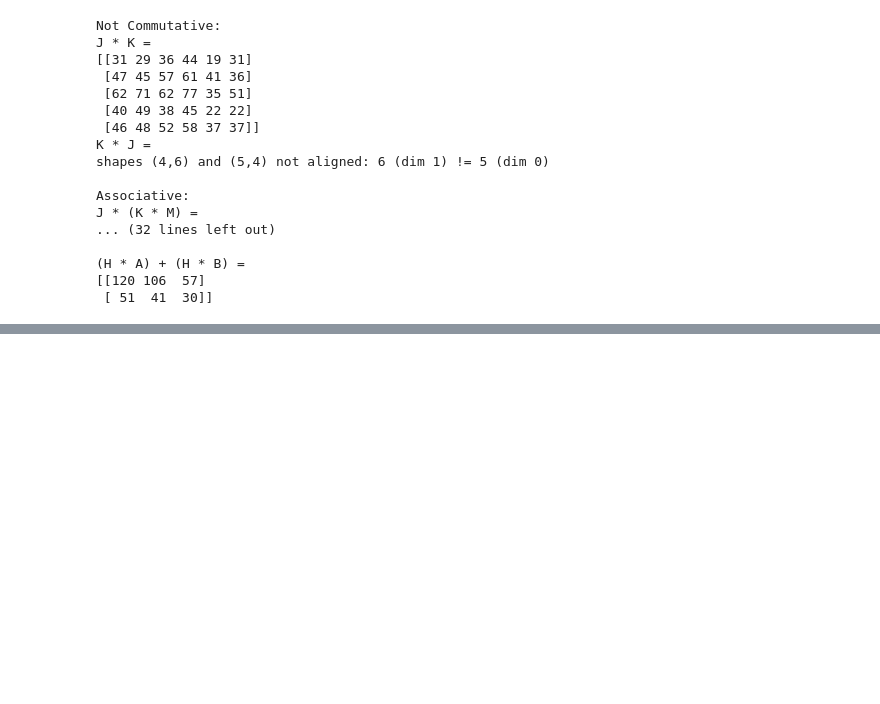
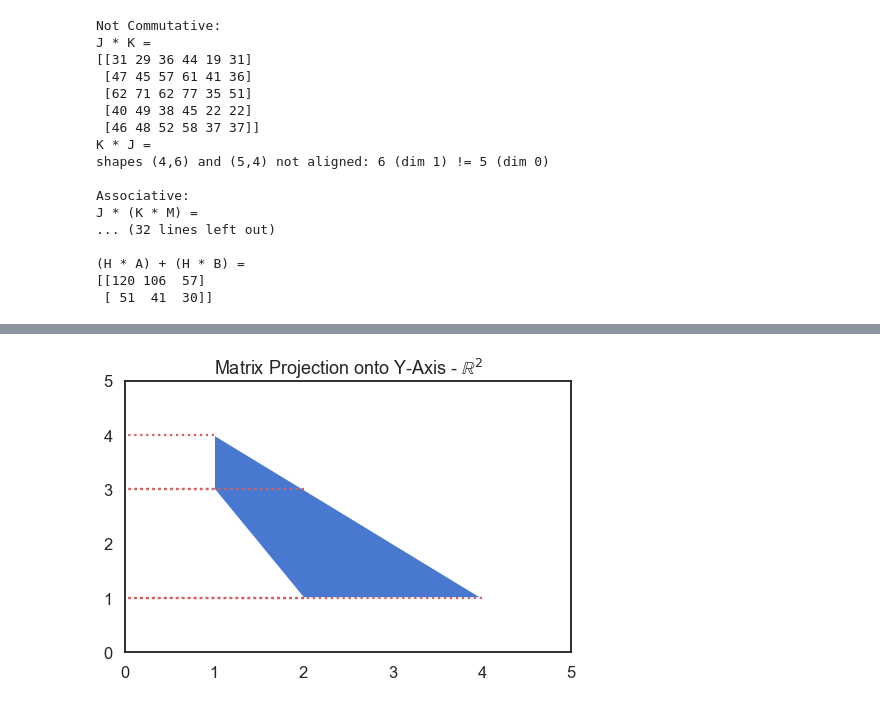
Before and after one commit to DataScienceFoundations/TadMaths, a Jupyter notebook: matrices.ipynb, the cells around one changed output, grey strips where cells are left out. Saved outputs shown, nothing was run; the diff lists cells and outputs as text; code cells hidden in the pictures; blank space fills up the shorter version.

```diff
--- a/matrices.ipynb
+++ b/matrices.ipynb
@@ -349,0 +510,13 @@ J * (K * M) =
+# %%
+Y = np.array([[0,1]])
+A_y = np.array(Y @ A)
+
+figure = plt.figure(figsize=(8,5))
+plt.gca().add_artist(patches.Polygon(A.T))
+for v,p in zip(A.T, A_y.T*Y):
+    plt.plot([v[0], p[0]], [v[1], p[1]], 'r:')
+plt.title('Matrix Projection onto Y-Axis - $\\mathbb{R}^2$')
+plt.axis([0, max(A[0])+1, 0, max(A[1])+1])
+plt.show()
+# %% [output]
+[figure, added]
```
Also changed, not shown: parts of 39 cells of this notebook, 1 other file.
